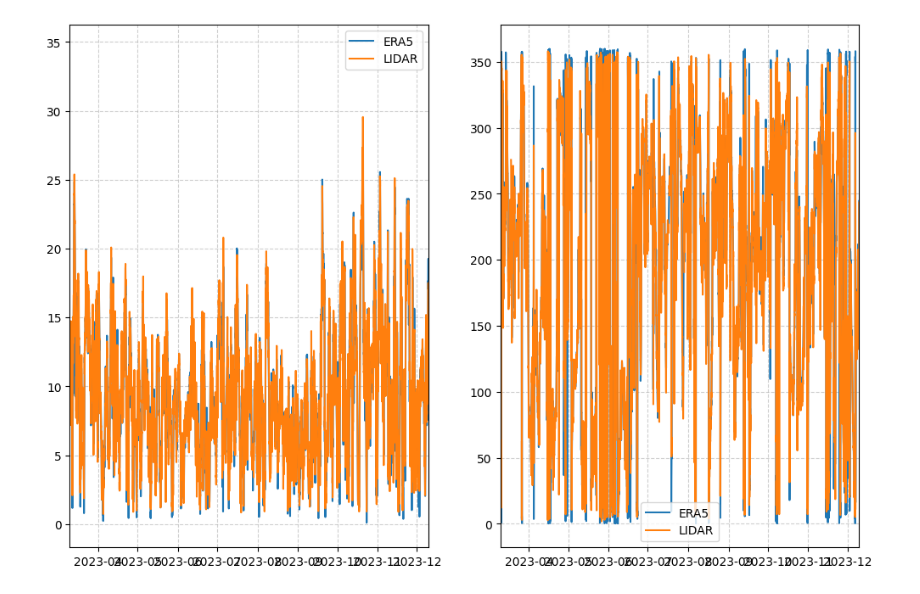
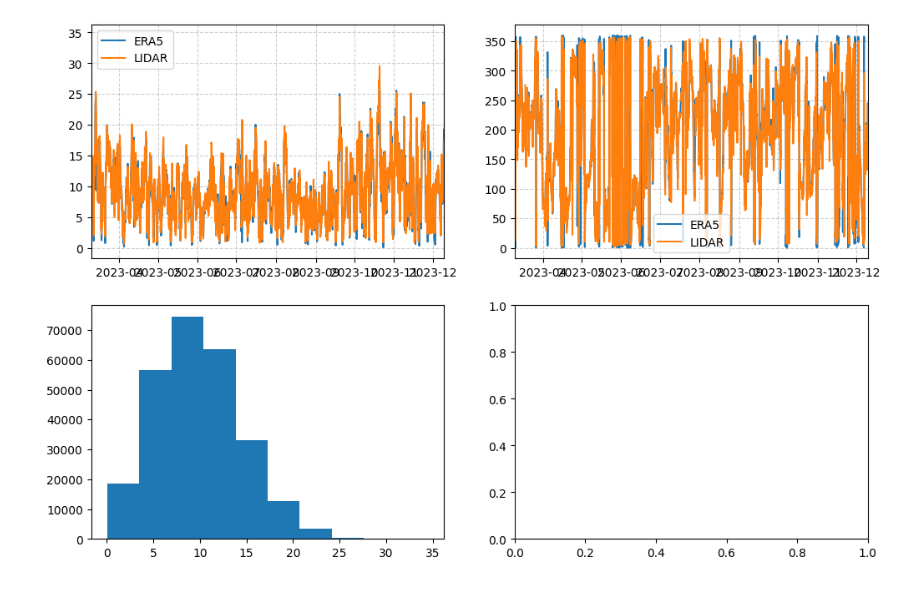
Before and after one commit to Nuwa13/Project_Python_Programming_in_Energy_Science, a Jupyter notebook: ReadingData.ipynb, the cells around one changed output. Saved outputs shown, nothing was run; the diff lists cells and outputs as text; code cells hidden in the pictures.

Commit message:
Update the plots

```diff
--- a/ReadingData.ipynb
+++ b/ReadingData.ipynb
@@ -21,33 +21,37 @@ data_ERA5.drop_duplicates(subset='Time', inplace=True)
 
 data_LIDAR = pd.read_csv(f'measurements/lidar.csv',parse_dates=['Unnamed: 0'])
                 # data from the LIDAR measurement
 data_LIDAR.rename(columns={ data_LIDAR.columns[0]: "Time" }, inplace = True)
                 # rename the first column to be the 'time' column
 data_LIDAR.drop_duplicates(subset='Time', inplace=True)
 
 
 # Resample the LIDAR data to 1h intervals
 
 data_LIDAR = data_LIDAR.resample('h', on='Time').mean()
 
 
 # create a merged dataframe containing the ERA5 and the LIDAR data
 
 data_mrgd = pd.merge(data_LIDAR, data_ERA5, how='right', on='Time')
 
 data_mrgd['Time'] = pd.to_datetime(data_mrgd['Time'])
 
-fig, ax = plt.subplots(1, 2, figsize=(12, 8))
+fig, ax = plt.subplots(2, 2, figsize=(12, 8))
+
+ax = ax.flatten()
 
 ax[0].plot(data_mrgd['Time'], data_mrgd['WS100'])
 ax[0].plot(data_mrgd['Time'], data_mrgd['WS-99.2'])
 
 ax[1].plot(data_mrgd['Time'], data_mrgd['WD100'])
 ax[1].plot(data_mrgd['Time'], data_mrgd['WD-99.2'])
 
-for axs in ax:
+ax[2].hist(data_mrgd['WS100'])
+
+for axs in ax[0:2]:
     axs.set_xlim(data_LIDAR.index[0], data_LIDAR.index[-1])
     axs.legend(['ERA5', 'LIDAR'])
     axs.grid(True, linestyle="--", alpha=0.6)
 # %% [output]
-[figure, old version]
+[figure, new version]
```
